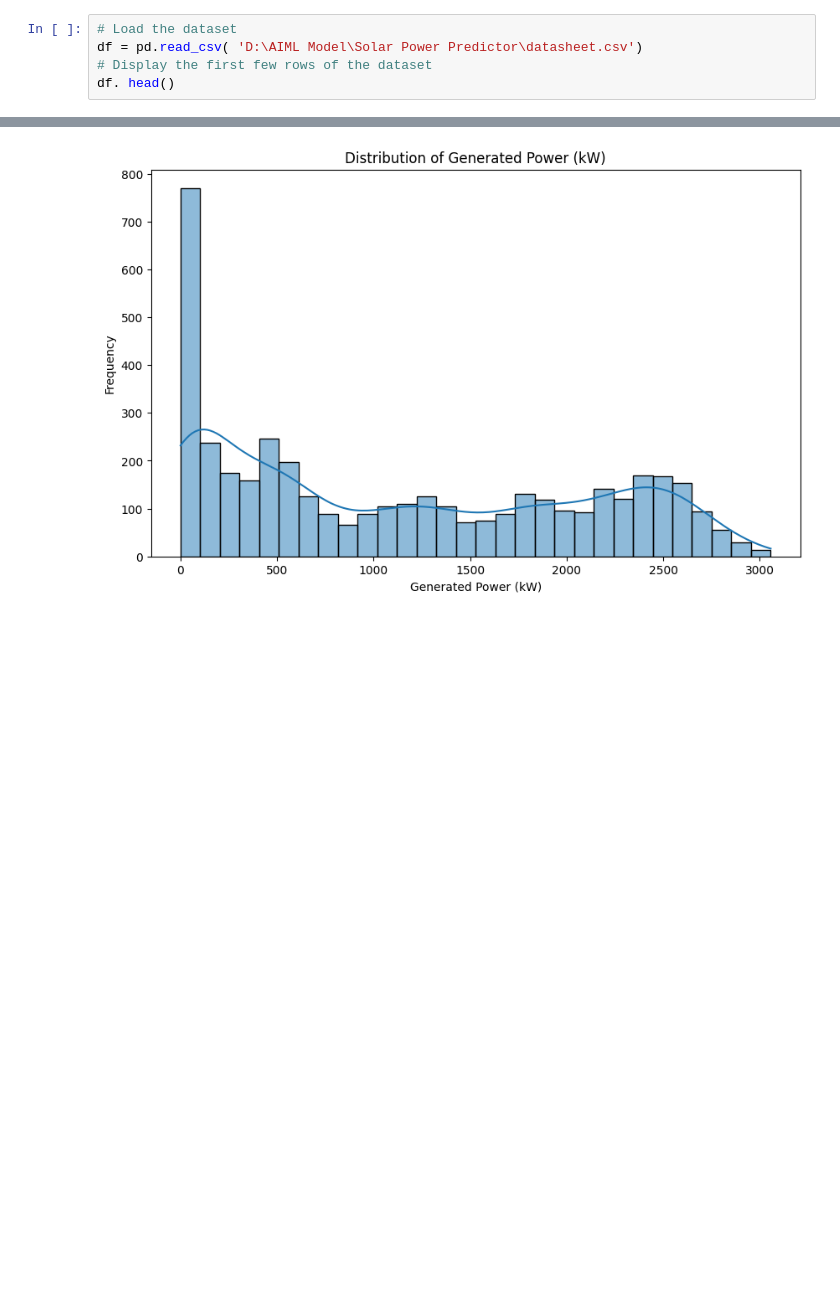
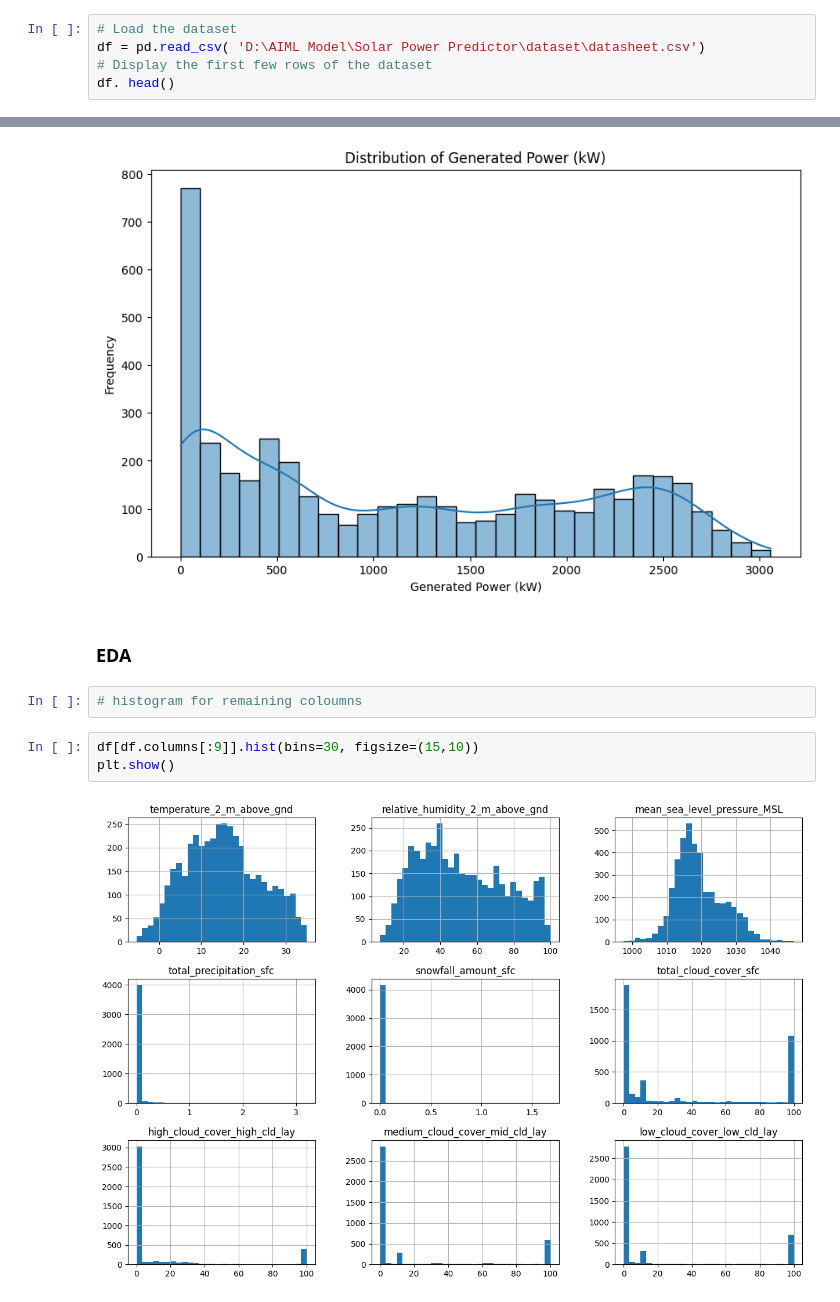
Before and after one commit to dineshmanigopal/Solar-Power-Predictor-using-Linear-Regression, a Jupyter notebook: solarpowerpridector.ipynb, the cells around one changed output, grey strips where cells are left out. Cells and saved outputs as stored; diff of their text form; blank space fills up the shorter version.

```diff
--- a/solarpowerpridector.ipynb
+++ b/solarpowerpridector.ipynb
@@ -14,6 +48,6 @@ pip install seaborn
 # %%
 # Load the dataset
-df = pd.read_csv( 'D:\AIML Model\Solar Power Predictor\datasheet.csv')
+df = pd.read_csv( 'D:\AIML Model\Solar Power Predictor\dataset\datasheet.csv')
 # Display the first few rows of the dataset
 df. head()
 # %% [output]
@@ -114,3 +148,12 @@ plt.ylabel('Frequency' )
 plt.show()
 # %% [output]
 [figure]
+# %% [markdown]
+### EDA
+# %%
+# histogram for remaining coloumns
+# %%
+df[df.columns[:9]].hist(bins=30, figsize=(15,10))
+plt.show()
+# %% [output]
+[figure, added]
```
Also changed, not shown: parts of 11 cells of this notebook.
